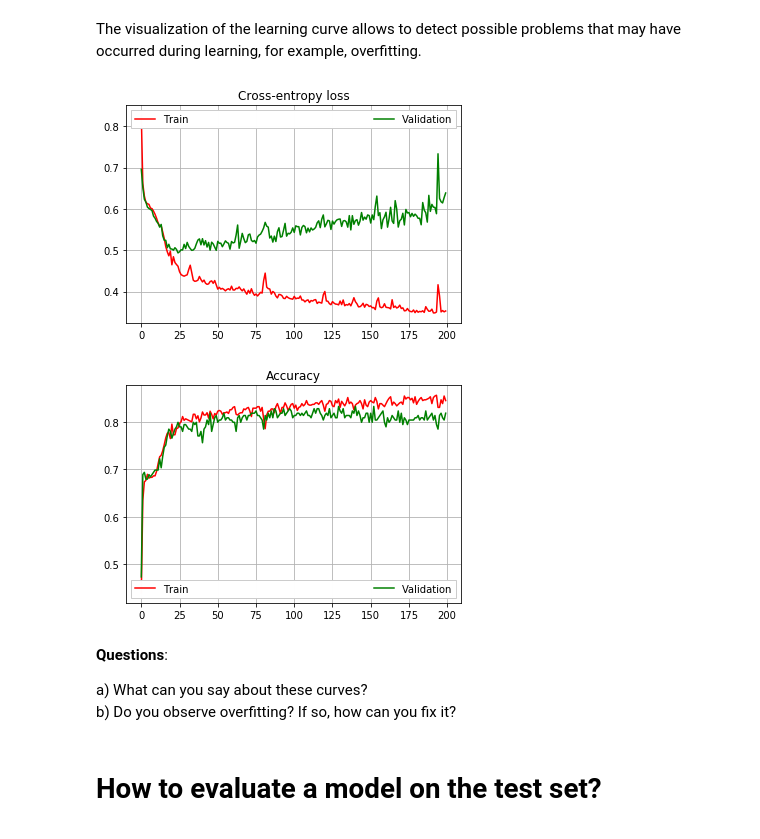
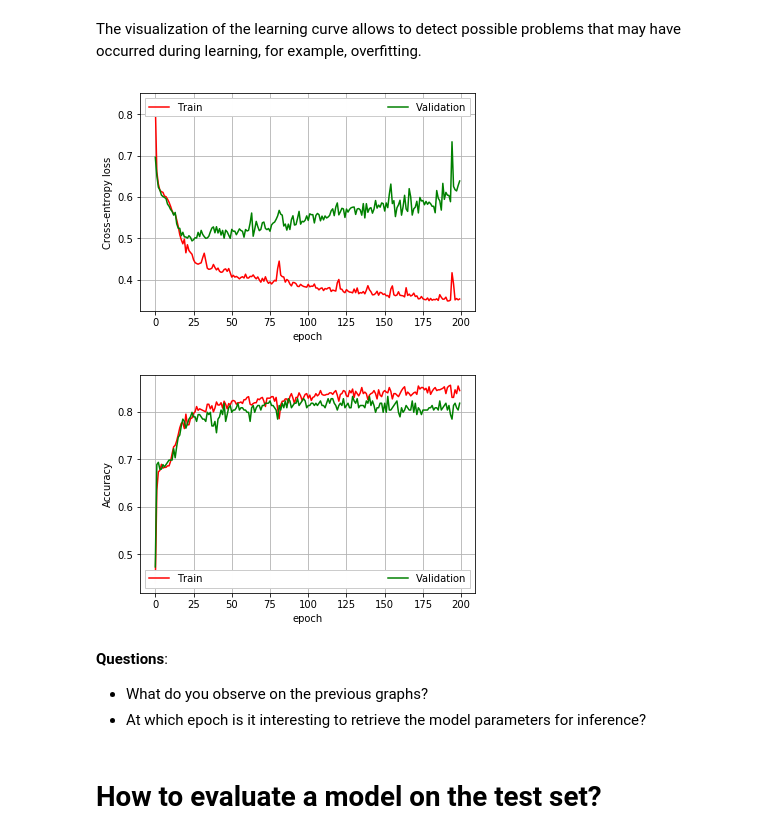
Before and after one commit to mila-iqia/ivado-mila-dl-school-2019, a Jupyter notebook: tutorials/MLP_to_complete.ipynb, the cells around one changed output. Drawn from its saved outputs; the diff is of its cells as text; code cells hidden in the pictures.

Commit message:
adding answers to questions in text

```diff
--- a/tutorials/MLP_to_complete.ipynb
+++ b/tutorials/MLP_to_complete.ipynb
@@ -717,35 +717,37 @@ The visualization of the learning curve allows to detect possible problems that
 # %%
 import matplotlib.pyplot as plt
 %matplotlib inline
 
 x = list(range(len(train_losses)))
 
 ax = plt.subplot(111)
 plt.plot(x, train_losses, 'r', label="Train")
 plt.plot(x, val_losses, 'g', label="Validation")
-plt.title('Cross-entropy loss')
+plt.xlabel('epoch')
+plt.ylabel('Cross-entropy loss')
 plt.grid()
 leg = plt.legend(loc='best', ncol=2, mode="expand", shadow=False, fancybox=False)
 leg.get_frame().set_alpha(0.99)
 # %% [output]
-[figure, old version]
+[figure, new version]
 # %%
 x = list(range(len(train_accuracies)))
 
 ax = plt.subplot(111)
 plt.plot(x, train_accuracies, 'r', label="Train")
 plt.plot(x, val_accuracies, 'g', label="Validation")
-plt.title('Accuracy')
+plt.xlabel('epoch')
+plt.ylabel('Accuracy')
 plt.grid()
 leg = plt.legend(loc='best', ncol=2, mode="expand", shadow=False, fancybox=False)
 leg.get_frame().set_alpha(0.99)
 # %% [output]
-[figure, old version]
+[figure, new version]
-# %% [markdown]
-**Questions**:
-
-a) What can you say about these curves?  <br/>
-b) Do you observe overfitting? If so, how can you fix it? <br/>
+# %% [markdown]
+**Questions**:
+
+*   What do you observe on the previous graphs?
+*   At which epoch is it interesting to retrieve the model parameters for inference?
 # %% [markdown]
 # How to evaluate a model on the test set?
 # %% [markdown]
```
Also changed, not shown: parts of 6 cells of this notebook, 1 other file.
